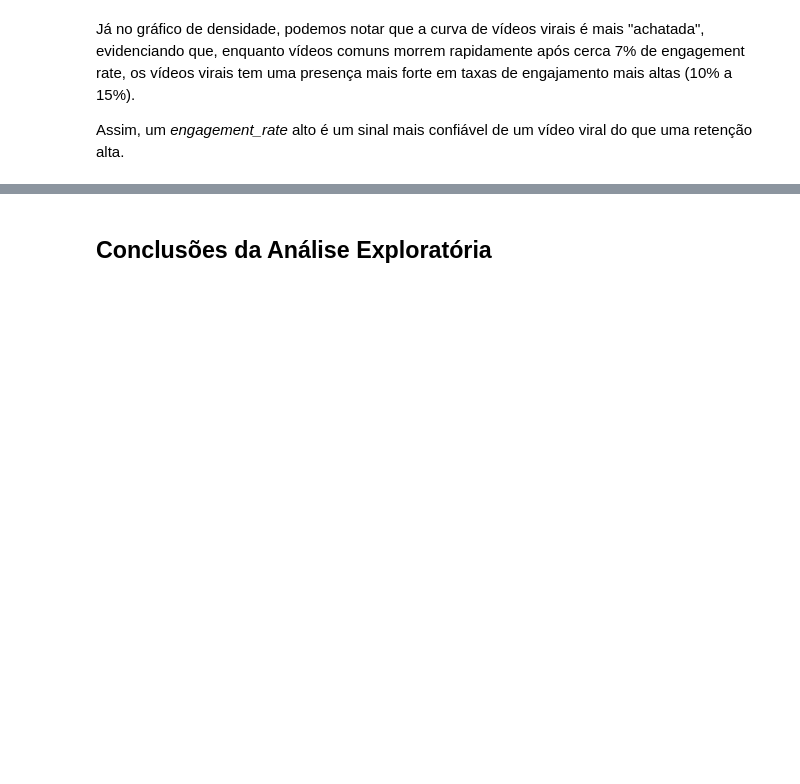
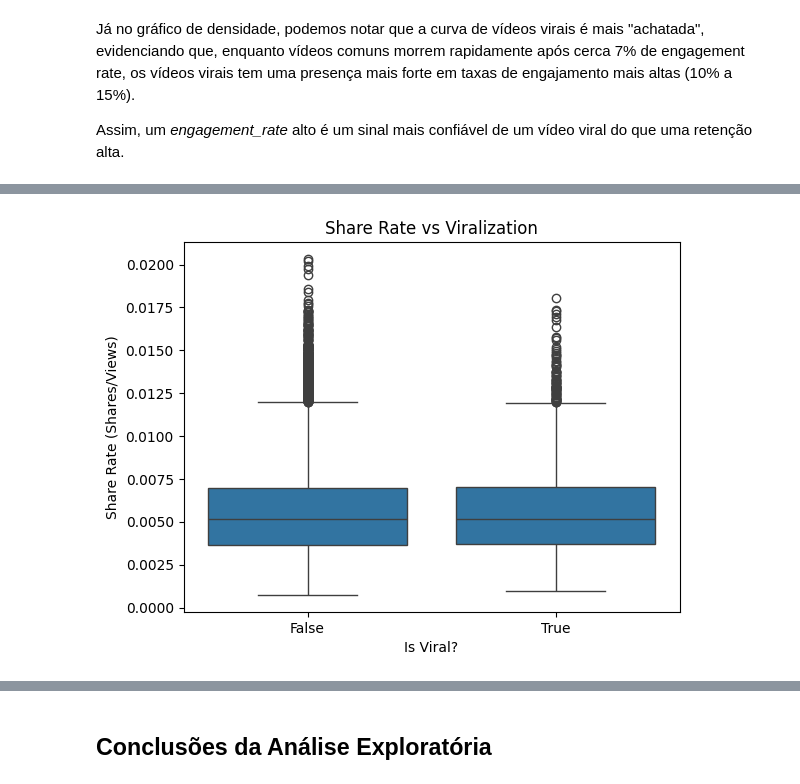
Before and after one commit to jonathasAJ/ai-content-platform, a Jupyter notebook: notebooks/01_eda.ipynb, the cells around one changed output, grey strips where cells are left out. Saved outputs shown, nothing was run; the diff lists cells and outputs as text; code cells hidden in the pictures; blank space fills up the shorter version.

```diff
--- a/notebooks/01_eda.ipynb
+++ b/notebooks/01_eda.ipynb
@@ -465,0 +509,8 @@ Assim, um *engagement_rate* alto é um sinal mais confiável de um vídeo viral
+# %%
+sns.boxplot(data=df, x="is_viral", y="share_rate")
+plt.title("Share Rate vs Viralization")
+plt.xlabel("Is Viral?")
+plt.ylabel("Share Rate (Shares/Views)")
+plt.show()
+# %% [output]
+[figure, added]
```
Also changed, not shown: parts of 11 cells of this notebook.
